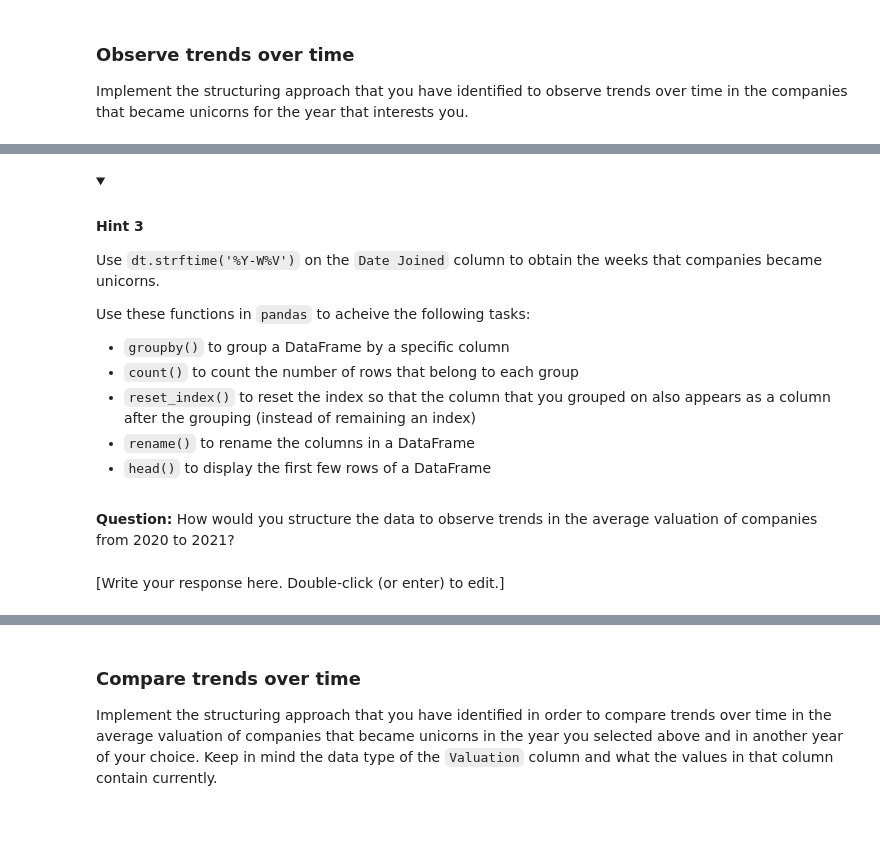
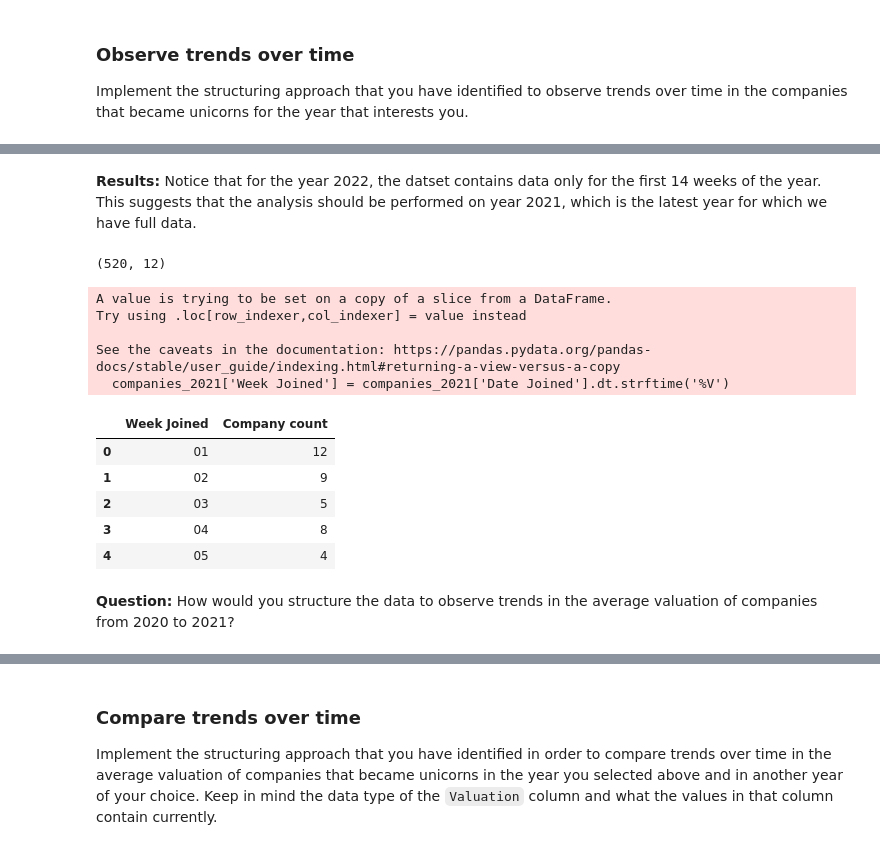
Before and after one commit to dianario/google_advanced_data_analytics, a Jupyter notebook: eda_lab_data_structuring/EDA_lab_Structure_your_data.ipynb, the cells around one changed output, grey strips where cells are left out. Saved outputs shown, nothing was run; the diff lists cells and outputs as text; code cells hidden in the pictures; folded sections open; blank space fills up the shorter version.

```diff
--- a/eda_lab_data_structuring/EDA_lab_Structure_your_data.ipynb
+++ b/eda_lab_data_structuring/EDA_lab_Structure_your_data.ipynb
@@ -395,18 +387,30 @@ Use these functions in the `pandas` library to achieve the following tasks:
-# %% [markdown]
-<details>
-  <summary><h4><strong>Hint 3</strong></h4></summary>
-
-Use `dt.strftime('%Y-W%V')` on the `Date Joined` column to obtain the weeks that companies became unicorns.
-
-Use these functions in `pandas` to acheive the following tasks:
-- `groupby()` to group a DataFrame by a specific column
-- `count()` to count the number of rows that belong to each group
-- `reset_index()` to reset the index so that the column that you grouped on also appears as a column after the grouping (instead of remaining an index)
-- `rename()` to rename the columns in a DataFrame
-- `head()` to display the first few rows of a DataFrame
-
-</details>
+# %% [markdown]
+**Results:** Notice that for the year 2022, the datset contains data only for the first 14 weeks of the year. This suggests that the analysis should be performed on year 2021, which is the latest year for which we have full data.
+# %%
+#Subset dataset for year 2021
+companies_2021 = companies[companies['Date Joined'].dt.year == 2021]
+print(companies_2021.shape)
+
+#Add week col
+companies_2021['Week Joined'] = companies_2021['Date Joined'].dt.strftime('%V')
+
+#group by companies by week
+companies_2021_by_week = companies_2021.groupby(by= 'Week Joined')['Company'].count().reset_index().rename(columns = {"Company" : "Company count"})
+
+#display head
+companies_2021_by_week.head()
+# %% [output]
+(520, 12)
+A value is trying to be set on a copy of a slice from a DataFrame.
+Try using .loc[row_indexer,col_indexer] = value instead
+
+See the caveats in the documentation: https://pandas.pydata.org/pandas-docs/stable/user_guide/indexing.html#returning-a-view-versus-a-copy
+  companies_2021['Week Joined'] = companies_2021['Date Joined'].dt.strftime('%V')
+|  | Week Joined | Company count |
+| 0 | 01 | 12 |
+| 1 | 02 | 9 |
+| 2 | 03 | 5 |
+| 3 | 04 | 8 |
+| 4 | 05 | 4 |
 # %% [markdown]
 **Question:** How would you structure the data to observe trends in the average valuation of companies from 2020 to 2021?
-# %% [markdown]
-[Write your response here. Double-click (or enter) to edit.]
```
Also changed, not shown: parts of 16 cells of this notebook.
